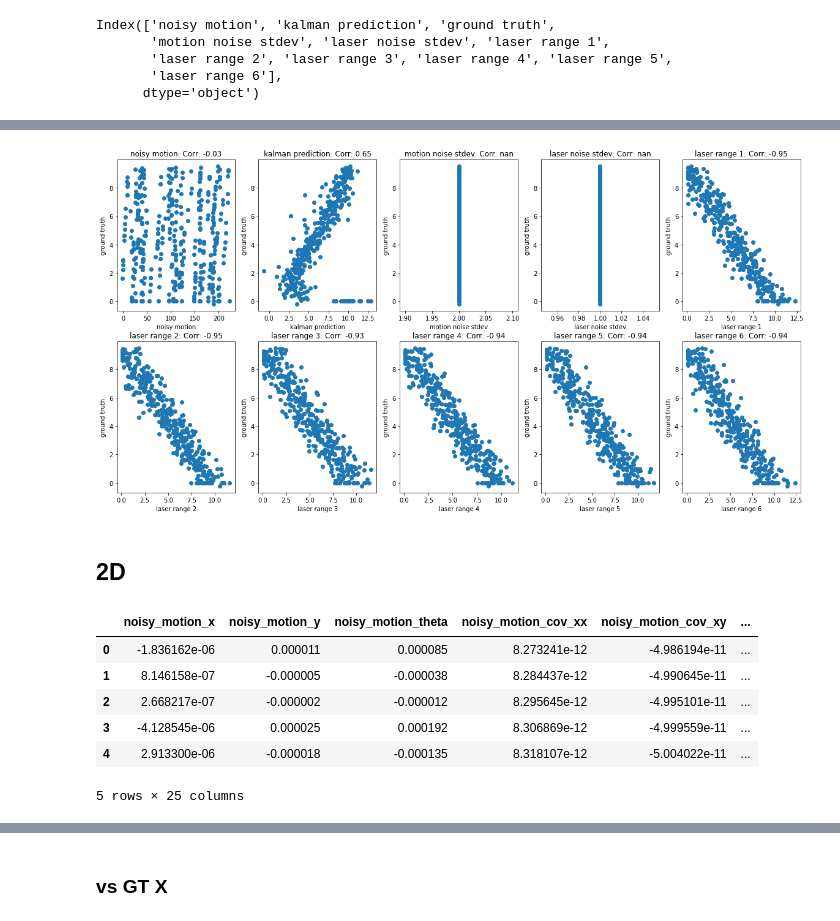
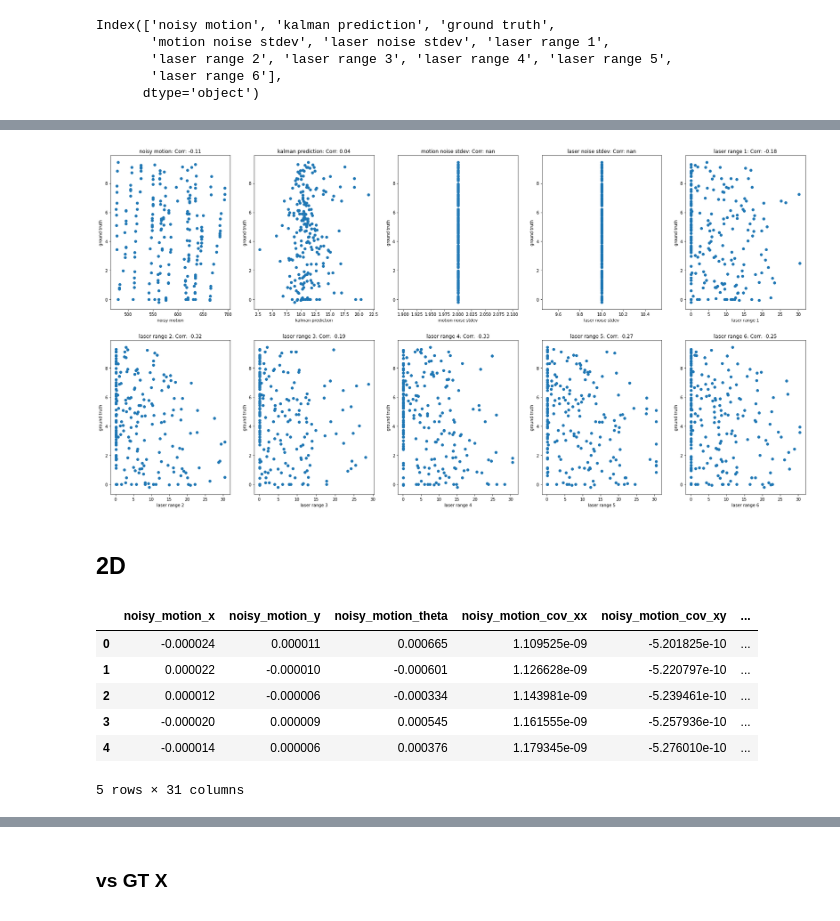
Before and after one commit to aneesurhashmi/kalmanfilters_nn, a Jupyter notebook: stats.ipynb, the cells around one changed output, grey strips where cells are left out. Saved outputs shown, nothing was run; the diff lists cells and outputs as text; code cells hidden in the pictures.

```diff
--- a/stats.ipynb
+++ b/stats.ipynb
@@ -9,8 +9,8 @@ import numpy as np
 # %% [markdown]
 ## 1D
 # %%
-DATA_DIR_1D = './data/1D/generated_data'
-DATA_DIR_2D = './data/2D/generated_data'
+DATA_DIR_1D = './data/1D/evaluation_data'
+DATA_DIR_2D = './data/2D/evaluation_data'
 
 csv_list_1d = os.listdir(DATA_DIR_1D)
 csv_list_2d = os.listdir(DATA_DIR_2D)
@@ -39,38 +46,40 @@ gt_corr_1 = corr['ground truth'].sort_values(ascending=False).to_dict()
 # %%
 cols = ['noisy motion', 'kalman prediction', 'motion noise stdev', 'laser noise stdev', 'laser range 1',
        'laser range 2', 'laser range 3', 'laser range 4', 'laser range 5',
        'laser range 6']
 
 # scatter plot of all vars with ground truth
-plt.figure(figsize=(20,10))
+plt.figure(figsize=(30,15))
 for i in range(1, len(cols)+1):
     # print(df_1.columns[i-1])
     # if df_1.columns[i-1] == 'ground truth':
     #     continue
     plt.subplot(2,5,i)
     plt.scatter(df_1[cols[i-1]], df_1['ground truth'])
+    # plt.plot(df_1[cols[i-1]][:100])
+    # plt.plot(df_1['ground truth'][:100])
     plt.xlabel(cols[i-1])
     plt.ylabel('ground truth')
     # add correlation legend
     # plt.text(0.9, 1, 'corr: {:.2f}'.format(gt_corr_1[cols[i-1]]), horizontalalignment='center', verticalalignment='center', transform=plt.gca().transAxes)
     plt.title(f'{cols[i-1]}: Corr: {gt_corr_1[cols[i-1]]:.2f}')
 
 plt.show()
 # %% [output]
-[figure, old version]
+[figure, new version]
 # %% [markdown]
 ## 2D
 # %%
-df_2 = pd.read_csv(os.path.join(DATA_DIR_2D, csv_list_2d[-1]))
+df_2 = pd.read_csv(os.path.join(DATA_DIR_2D, csv_list_2d[1]))
 df_2.head()
 # %% [output]
 |  | noisy_motion_x | noisy_motion_y | noisy_motion_theta | noisy_motion_cov_xx | noisy_motion_cov_xy | ... |
-| 0 | -1.836162e-06 | 0.000011 | 0.000085 | 8.273241e-12 | -4.986194e-11 | ... |
-| 1 | 8.146158e-07 | -0.000005 | -0.000038 | 8.284437e-12 | -4.990645e-11 | ... |
-| 2 | 2.668217e-07 | -0.000002 | -0.000012 | 8.295645e-12 | -4.995101e-11 | ... |
-| 3 | -4.128545e-06 | 0.000025 | 0.000192 | 8.306869e-12 | -4.999559e-11 | ... |
-| 4 | 2.913300e-06 | -0.000018 | -0.000135 | 8.318107e-12 | -5.004022e-11 | ... |
+| 0 | -0.000024 | 0.000011 | 0.000665 | 1.109525e-09 | -5.201825e-10 | ... |
+| 1 | 0.000022 | -0.000010 | -0.000601 | 1.126628e-09 | -5.220797e-10 | ... |
+| 2 | 0.000012 | -0.000006 | -0.000334 | 1.143981e-09 | -5.239461e-10 | ... |
+| 3 | -0.000020 | 0.000009 | 0.000545 | 1.161555e-09 | -5.257936e-10 | ... |
+| 4 | -0.000014 | 0.000006 | 0.000376 | 1.179345e-09 | -5.276010e-10 | ... |
-5 rows × 25 columns
+5 rows × 31 columns
 # %%
 cols_2 = [i for i in df_2.columns if 'ground_truth' not in i]
 len(cols_2), cols_2
```
Also changed, not shown: parts of 6 cells of this notebook, 17 other files.
